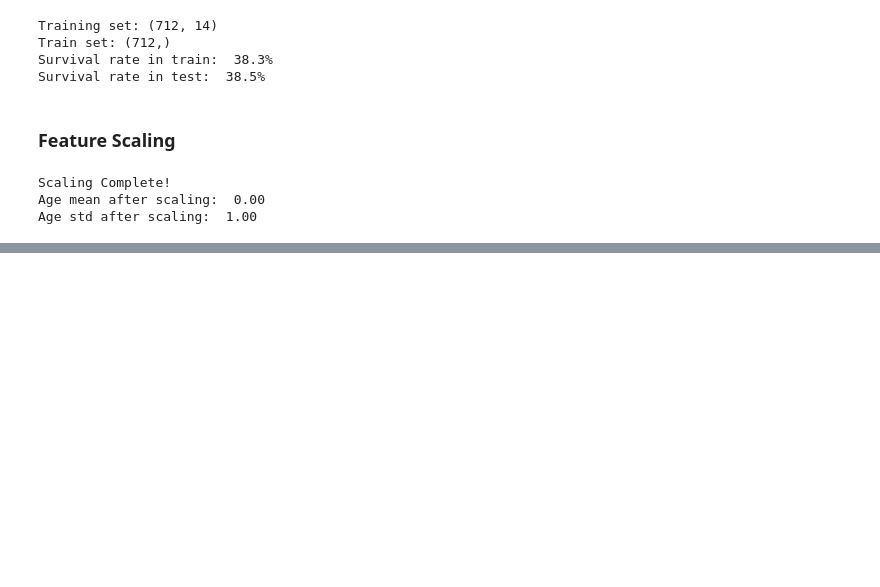
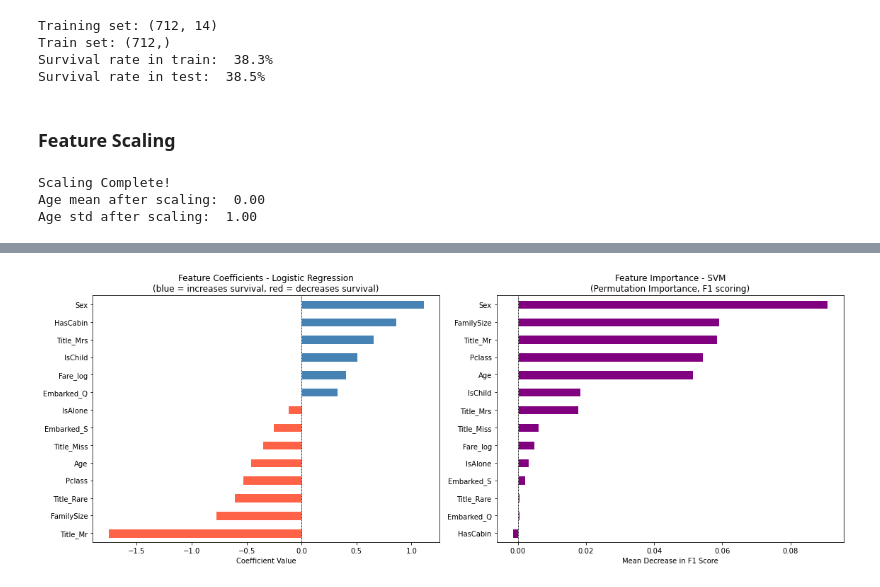
Before and after one commit to manojp6268/titanic-ml-pipeline, a Jupyter notebook: Titanic_fe.ipynb, the cells around one changed output, grey strips where cells are left out. Drawn from its saved outputs; the diff is of its cells as text; code cells hidden in the pictures; blank space fills up the shorter version.

```diff
--- a/Titanic_fe.ipynb
+++ b/Titanic_fe.ipynb
@@ -833,0 +1102,31 @@ Age std after scaling:  1.00
+# %%
+fig, axes = plt.subplots(1, 2, figsize=(16, 6))
+
+lr_coef = pd.Series(lr_model.coef_[0], index=X_train.columns).sort_values(ascending=True)
+
+colors_lr = ['tomato' if c < 0 else 'steelblue' for c in lr_coef]
+
+lr_coef.plot(kind='barh', color=colors_lr, edgecolor='white', ax=axes[0])
+axes[0].set_title('Feature Coefficients - Logistic Regression\n'
+                  '(blue = increases survival, red = decreases survival)')
+axes[0].set_xlabel('Coefficient Value')
+axes[0].axvline(x=0, color='black', linewidth=0.8, linestyle='--')
+
+perm = permutation_importance(svm_model, X_test, y_test,
+                              n_repeats=30,       # shuffle each feature 30 times
+                              random_state=42,
+                              scoring='f1'        # use F1 as the performance metric
+)
+
+svm_importance = pd.Series(perm.importances_mean, index=X_train.columns).sort_values(ascending=True)
+
+svm_importance.plot(kind='barh', color='purple', edgecolor='white', ax=axes[1])
+axes[1].set_title('Feature Importance - SVM\n'
+                  '(Permutation Importance, F1 scoring)')
+axes[1].set_xlabel('Mean Decrease in F1 Score')
+axes[1].axvline(x=0, color='black', linewidth=0.8, linestyle='--')
+
+plt.tight_layout()
+plt.savefig('model_03_lr_svm_importance.png', dpi=100)
+# %% [output]
+[figure, added]
```
Also changed, not shown: parts of 39 cells of this notebook, 3 other files.
